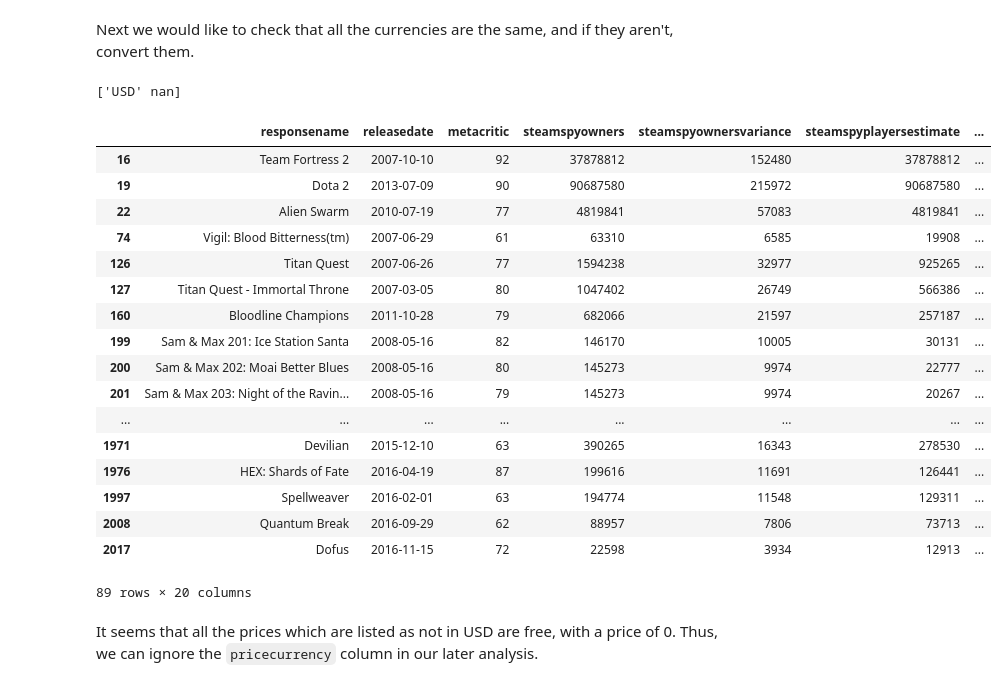
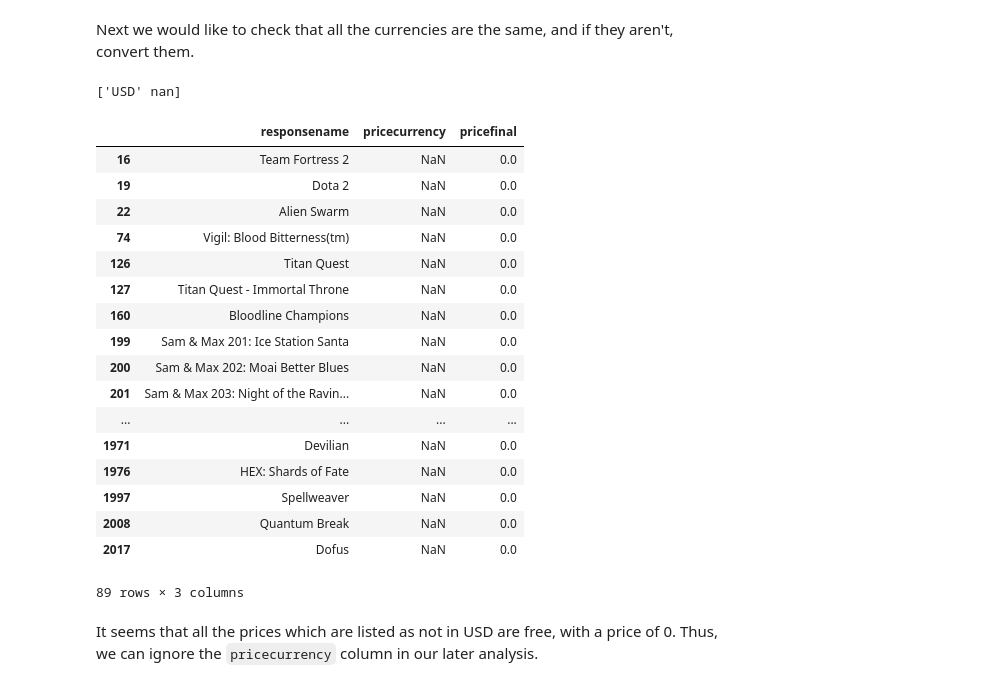
Before and after one commit to c4tsai/Springboard, a Jupyter notebook: Project 1/Steam Games Analysis.ipynb, the cells around one changed output. Saved outputs shown, nothing was run; the diff lists cells and outputs as text; code cells hidden in the pictures.

```diff
--- a/Project 1/Steam Games Analysis.ipynb
+++ b/Project 1/Steam Games Analysis.ipynb
@@ -112,27 +97,27 @@ data_trimmed
 Next we would like to check that all the currencies are the same, and if they aren't, convert them.
 # %%
 print(data_trimmed.pricecurrency.unique())
-data_trimmed[data_trimmed.pricecurrency != 'USD']
+data_trimmed[data_trimmed.pricecurrency != 'USD'][["responsename", "pricecurrency", "pricefinal"]]
 # %% [output]
 ['USD' nan]
-|  | responsename | releasedate | metacritic | steamspyowners | steamspyownersvariance | steamspyplayersestimate | ... |
-| 16 | Team Fortress 2 | 2007-10-10 | 92 | 37878812 | 152480 | 37878812 | ... |
-| 19 | Dota 2 | 2013-07-09 | 90 | 90687580 | 215972 | 90687580 | ... |
-| 22 | Alien Swarm | 2010-07-19 | 77 | 4819841 | 57083 | 4819841 | ... |
-| 74 | Vigil: Blood Bitterness(tm) | 2007-06-29 | 61 | 63310 | 6585 | 19908 | ... |
-| 126 | Titan Quest | 2007-06-26 | 77 | 1594238 | 32977 | 925265 | ... |
-| 127 | Titan Quest - Immortal Throne | 2007-03-05 | 80 | 1047402 | 26749 | 566386 | ... |
-| 160 | Bloodline Champions | 2011-10-28 | 79 | 682066 | 21597 | 257187 | ... |
-| 199 | Sam & Max 201: Ice Station Santa | 2008-05-16 | 82 | 146170 | 10005 | 30131 | ... |
-| 200 | Sam & Max 202: Moai Better Blues | 2008-05-16 | 80 | 145273 | 9974 | 22777 | ... |
-| 201 | Sam & Max 203: Night of the Ravin... | 2008-05-16 | 79 | 145273 | 9974 | 20267 | ... |
-| ... | ... | ... | ... | ... | ... | ... | ... |
-| 1971 | Devilian | 2015-12-10 | 63 | 390265 | 16343 | 278530 | ... |
-| 1976 | HEX: Shards of Fate | 2016-04-19 | 87 | 199616 | 11691 | 126441 | ... |
-| 1997 | Spellweaver | 2016-02-01 | 63 | 194774 | 11548 | 129311 | ... |
-| 2008 | Quantum Break | 2016-09-29 | 62 | 88957 | 7806 | 73713 | ... |
-| 2017 | Dofus | 2016-11-15 | 72 | 22598 | 3934 | 12913 | ... |
+|  | responsename | pricecurrency | pricefinal |
+| 16 | Team Fortress 2 | NaN | 0.0 |
+| 19 | Dota 2 | NaN | 0.0 |
+| 22 | Alien Swarm | NaN | 0.0 |
+| 74 | Vigil: Blood Bitterness(tm) | NaN | 0.0 |
+| 126 | Titan Quest | NaN | 0.0 |
+| 127 | Titan Quest - Immortal Throne | NaN | 0.0 |
+| 160 | Bloodline Champions | NaN | 0.0 |
+| 199 | Sam & Max 201: Ice Station Santa | NaN | 0.0 |
+| 200 | Sam & Max 202: Moai Better Blues | NaN | 0.0 |
+| 201 | Sam & Max 203: Night of the Ravin... | NaN | 0.0 |
+| ... | ... | ... | ... |
+| 1971 | Devilian | NaN | 0.0 |
+| 1976 | HEX: Shards of Fate | NaN | 0.0 |
+| 1997 | Spellweaver | NaN | 0.0 |
+| 2008 | Quantum Break | NaN | 0.0 |
+| 2017 | Dofus | NaN | 0.0 |
-89 rows × 20 columns
+89 rows × 3 columns
 # %% [markdown]
 It seems that all the prices which are listed as not in USD are free, with a price of 0. Thus, we can ignore the `pricecurrency` column in our later analysis.
 # %% [markdown]
```
Also changed, not shown: parts of 11 cells of this notebook.
